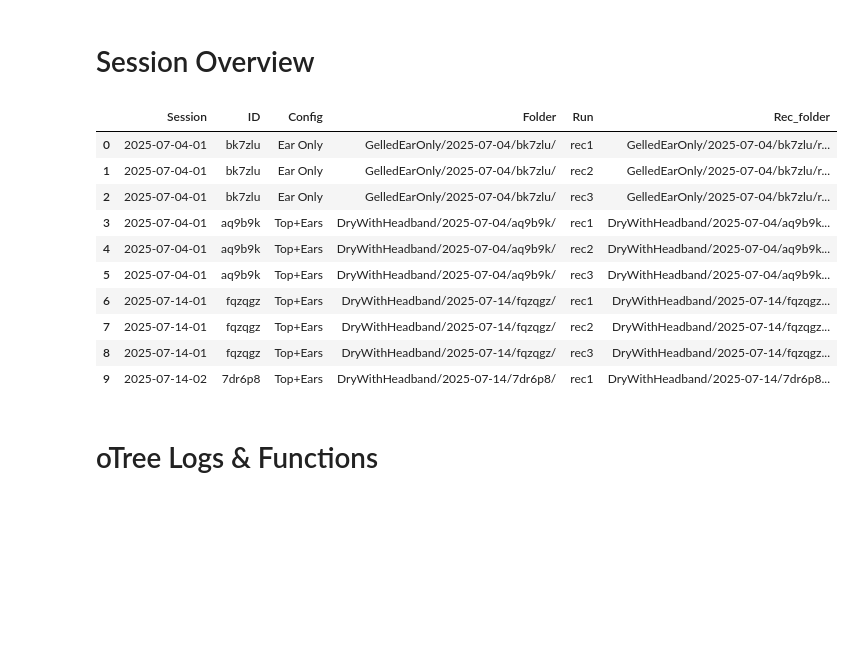
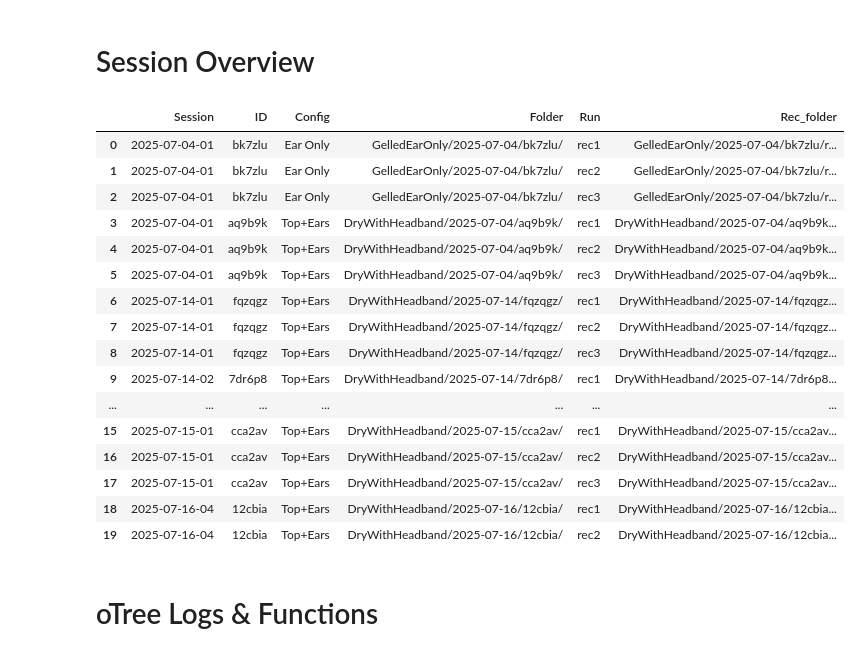
Before and after one commit to SamedVossberg/neuro_headphone_study, a Jupyter notebook: Code/preprocessing_headphonesV2_08_2025.ipynb, the cells around one changed output. Cells and saved outputs as stored; diff of their text form; code cells hidden in the pictures; blank space fills up the shorter version.

```diff
--- a/Code/preprocessing_headphonesV2_08_2025.ipynb
+++ b/Code/preprocessing_headphonesV2_08_2025.ipynb
@@ -28,19 +31,25 @@ main_folder = "../Data/"
 # %%
 # Loading the manually created mapping file
 sessions = pd.read_csv(main_folder+"processed/session_overview.csv")
-sessions.head(10)
+sessions.head(20)
 # %% [output]
 |  | Session | ID | Config | Folder | Run | Rec_folder |
 | 0 | 2025-07-04-01 | bk7zlu | Ear Only | GelledEarOnly/2025-07-04/bk7zlu/ | rec1 | GelledEarOnly/2025-07-04/bk7zlu/r... |
 | 1 | 2025-07-04-01 | bk7zlu | Ear Only | GelledEarOnly/2025-07-04/bk7zlu/ | rec2 | GelledEarOnly/2025-07-04/bk7zlu/r... |
 | 2 | 2025-07-04-01 | bk7zlu | Ear Only | GelledEarOnly/2025-07-04/bk7zlu/ | rec3 | GelledEarOnly/2025-07-04/bk7zlu/r... |
 | 3 | 2025-07-04-01 | aq9b9k | Top+Ears | DryWithHeadband/2025-07-04/aq9b9k/ | rec1 | DryWithHeadband/2025-07-04/aq9b9k... |
 | 4 | 2025-07-04-01 | aq9b9k | Top+Ears | DryWithHeadband/2025-07-04/aq9b9k/ | rec2 | DryWithHeadband/2025-07-04/aq9b9k... |
 | 5 | 2025-07-04-01 | aq9b9k | Top+Ears | DryWithHeadband/2025-07-04/aq9b9k/ | rec3 | DryWithHeadband/2025-07-04/aq9b9k... |
 | 6 | 2025-07-14-01 | fqzqgz | Top+Ears | DryWithHeadband/2025-07-14/fqzqgz/ | rec1 | DryWithHeadband/2025-07-14/fqzqgz... |
 | 7 | 2025-07-14-01 | fqzqgz | Top+Ears | DryWithHeadband/2025-07-14/fqzqgz/ | rec2 | DryWithHeadband/2025-07-14/fqzqgz... |
 | 8 | 2025-07-14-01 | fqzqgz | Top+Ears | DryWithHeadband/2025-07-14/fqzqgz/ | rec3 | DryWithHeadband/2025-07-14/fqzqgz... |
 | 9 | 2025-07-14-02 | 7dr6p8 | Top+Ears | DryWithHeadband/2025-07-14/7dr6p8/ | rec1 | DryWithHeadband/2025-07-14/7dr6p8... |
+| ... | ... | ... | ... | ... | ... | ... |
+| 15 | 2025-07-15-01 | cca2av | Top+Ears | DryWithHeadband/2025-07-15/cca2av/ | rec1 | DryWithHeadband/2025-07-15/cca2av... |
+| 16 | 2025-07-15-01 | cca2av | Top+Ears | DryWithHeadband/2025-07-15/cca2av/ | rec2 | DryWithHeadband/2025-07-15/cca2av... |
+| 17 | 2025-07-15-01 | cca2av | Top+Ears | DryWithHeadband/2025-07-15/cca2av/ | rec3 | DryWithHeadband/2025-07-15/cca2av... |
+| 18 | 2025-07-16-04 | 12cbia | Top+Ears | DryWithHeadband/2025-07-16/12cbia/ | rec1 | DryWithHeadband/2025-07-16/12cbia... |
+| 19 | 2025-07-16-04 | 12cbia | Top+Ears | DryWithHeadband/2025-07-16/12cbia/ | rec2 | DryWithHeadband/2025-07-16/12cbia... |
 # %% [markdown]
 # oTree Logs & Functions
 # %%
```
Also changed, not shown: parts of 15 cells of this notebook, 4 other files.
